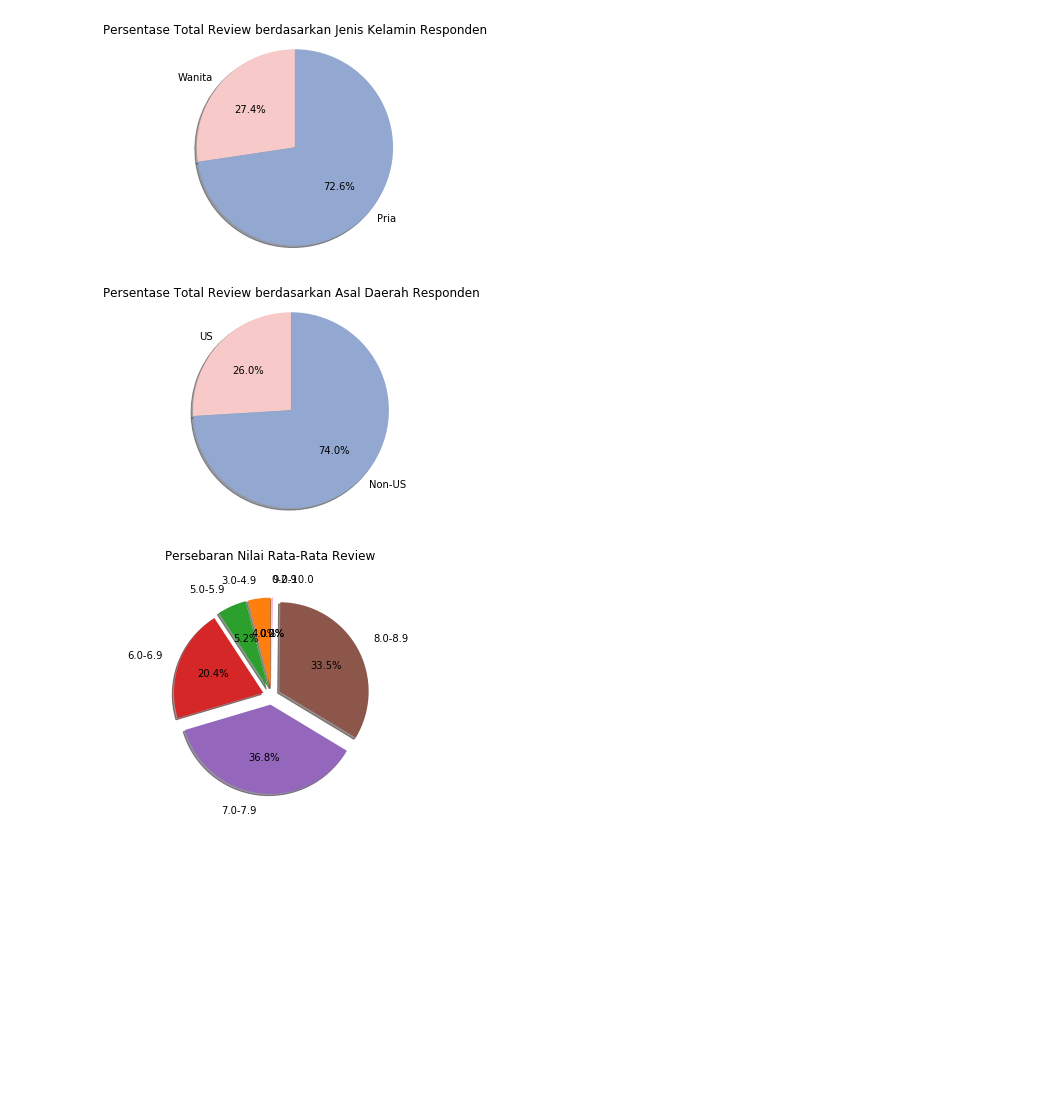
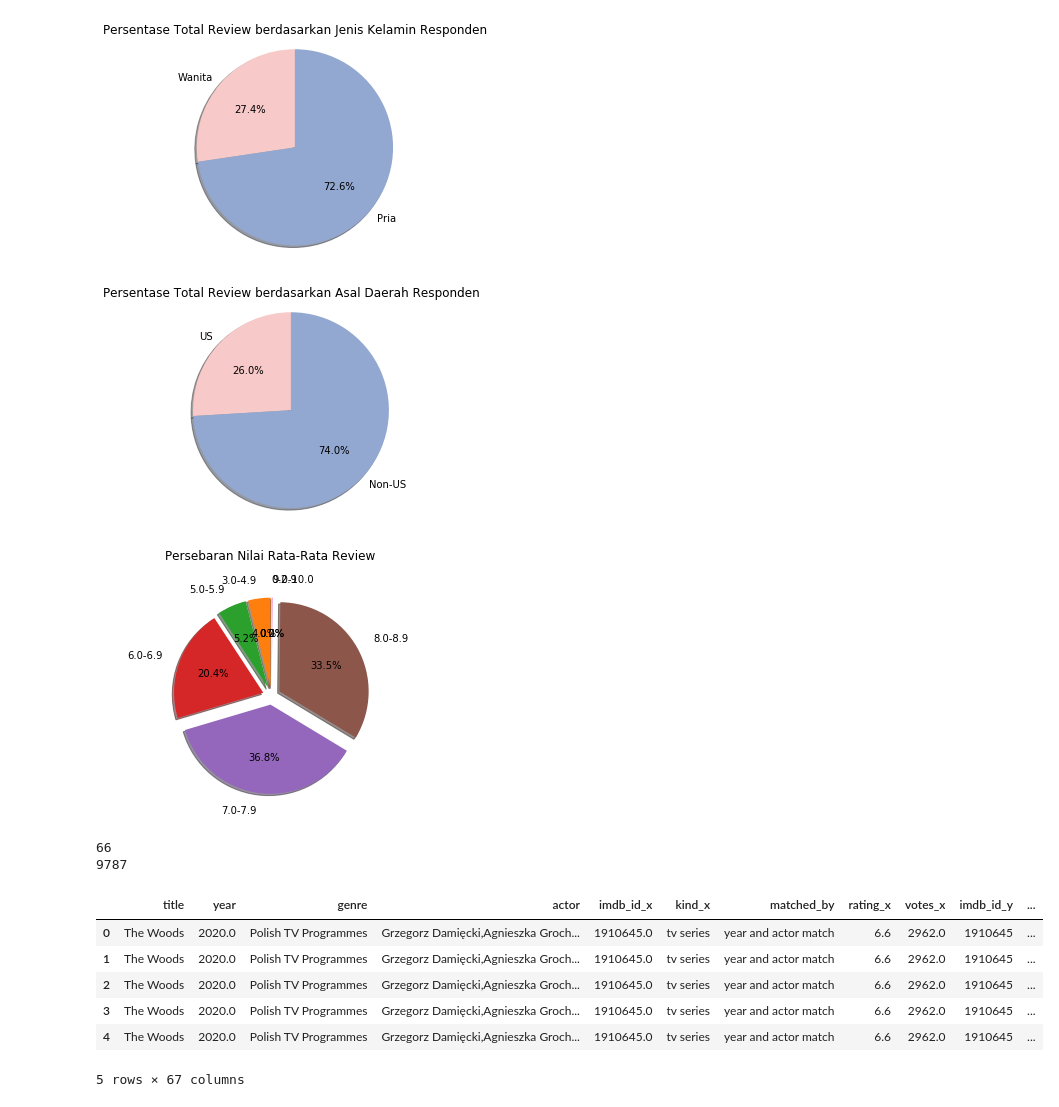
Before and after one commit to NoVindrax114/Kode-Tugas-AIB-Netflix, a Jupyter notebook: Notebook AIB Kelompok 3.ipynb, the cells around one changed output. Cells and saved outputs as stored; diff of their text form; code cells hidden in the pictures; blank space fills up the shorter version.

Commit message:
Coba split genre

```diff
--- a/Notebook AIB Kelompok 3.ipynb
+++ b/Notebook AIB Kelompok 3.ipynb
@@ -250,30 +250,47 @@ ax1.pie(countrate, labels=labels, explode=explode, autopct='%1.1f%%',
         shadow=True, startangle=90, labeldistance=1.2)
 ax1.axis('equal')
 plt.title('Persebaran Nilai Rata-Rata Review', y=1.1)
 plt.savefig('Persebaran Nilai Rata-Rata Review.png')
 plt.show()
 
 lst = [dftemp]
 del lst
 del dftemp
+
+#### Looping untuk memisahkan genre yang berada dalam satu string menjadi array
+index_no = df.columns.get_loc('genres')
+print(index_no)
+print(len(df))
+for i in range (len(df)):
+    df.iloc[i, index_no] = (str(df.iloc[i, index_no])).split(' | ')
+df.head()
 # %% [output]
 Ukuran Data Awal
 Dataframe 1  (11958, 11)
 Dataframe 2  (681, 9)
 Dataframe 3  (674, 49)
 Tidak dilakukan data cleaning karena data yang digunakan sudah dicek dan sudah dapat langsung digunakan
 Ukuran Data setelah Merging
 (9787, 67)
 
 Contoh 5 Baris Pertama Dataset Setelah Merge
        title    year                 genre  \
 0  The Woods  2020.0  Polish TV Programmes
 1  The Woods  2020.0  Polish TV Programmes
 ... (29 lines left out)
 3       7.0     96.0      NaN  Crime|Drama|Mystery|Thriller
 4       7.1     95.0      NaN  Crime|Drama|Mystery|Thriller
 
 [5 rows x 67 columns]
 [figure]
 [figure]
 [figure]
+66
+9787
+|  | title | year | genre | actor | imdb_id_x | kind_x | matched_by | rating_x | votes_x | imdb_id_y | ... |
+| 0 | The Woods | 2020.0 | Polish TV Programmes | Grzegorz Damięcki,Agnieszka Groch... | 1910645.0 | tv series | year and actor match | 6.6 | 2962.0 | 1910645 | ... |
+| 1 | The Woods | 2020.0 | Polish TV Programmes | Grzegorz Damięcki,Agnieszka Groch... | 1910645.0 | tv series | year and actor match | 6.6 | 2962.0 | 1910645 | ... |
+| 2 | The Woods | 2020.0 | Polish TV Programmes | Grzegorz Damięcki,Agnieszka Groch... | 1910645.0 | tv series | year and actor match | 6.6 | 2962.0 | 1910645 | ... |
+| 3 | The Woods | 2020.0 | Polish TV Programmes | Grzegorz Damięcki,Agnieszka Groch... | 1910645.0 | tv series | year and actor match | 6.6 | 2962.0 | 1910645 | ... |
+| 4 | The Woods | 2020.0 | Polish TV Programmes | Grzegorz Damięcki,Agnieszka Groch... | 1910645.0 | tv series | year and actor match | 6.6 | 2962.0 | 1910645 | ... |
+5 rows × 67 columns
```
